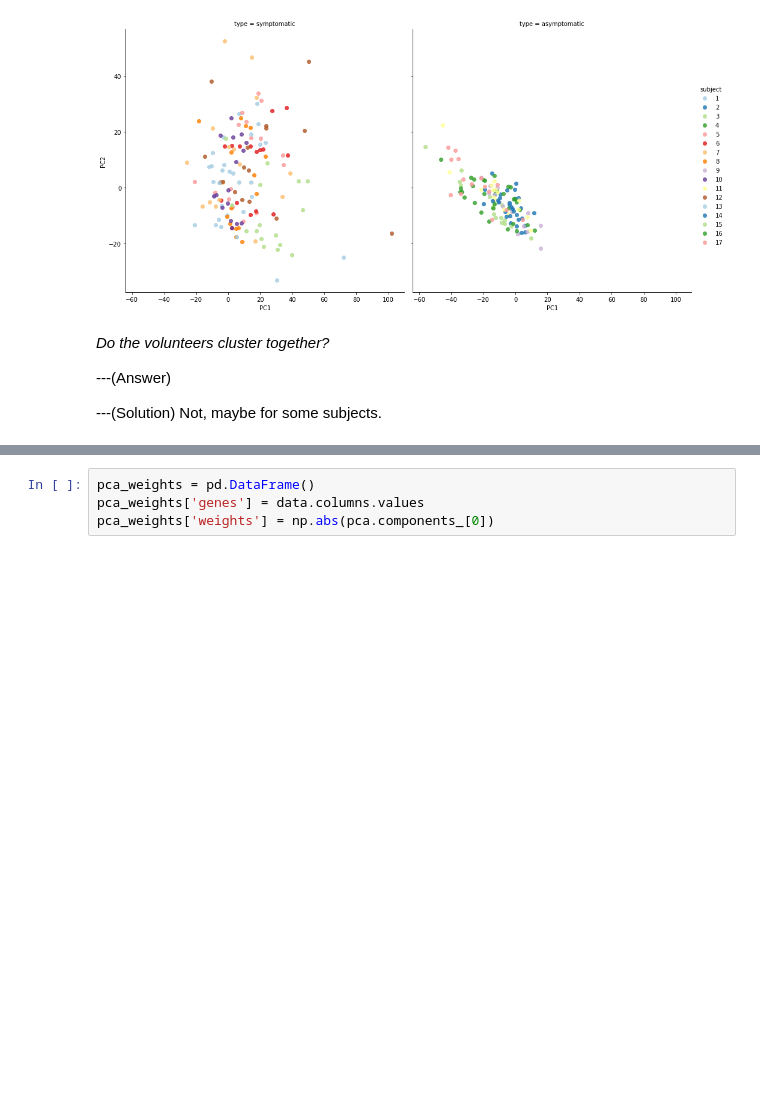
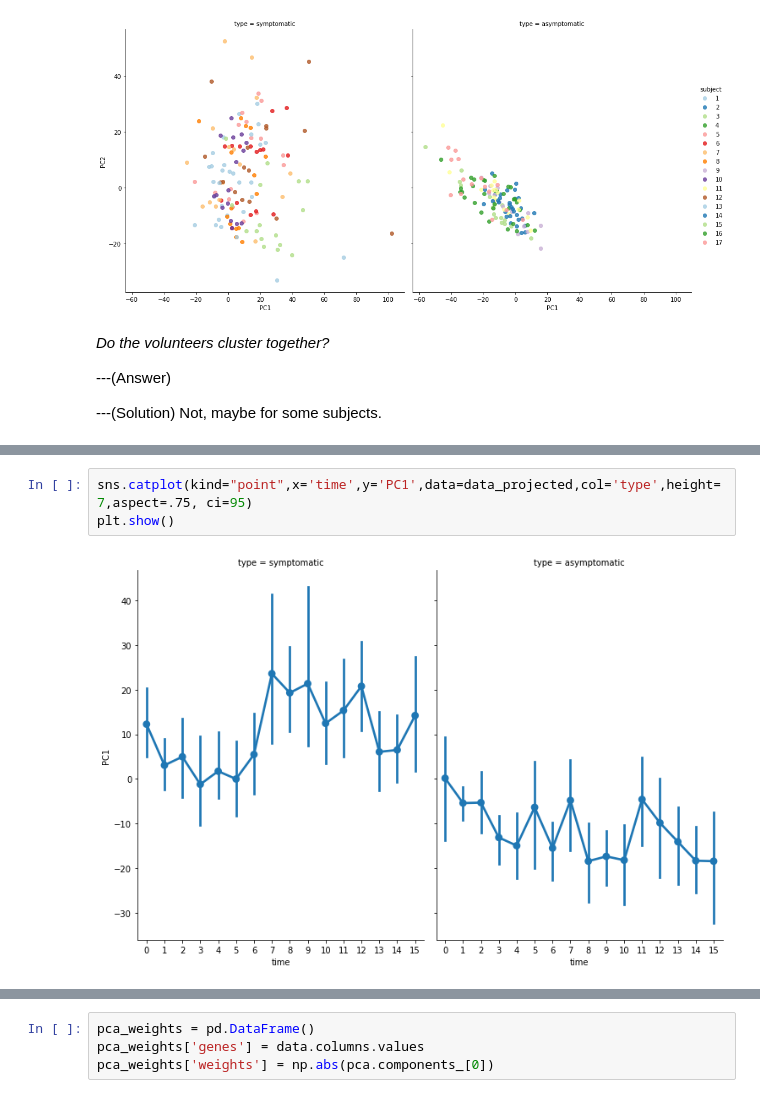
Before and after one commit to mtthsmoore/PRACTUNFINISHED_class_K-means, a Jupyter notebook: practicum/5._Dimensionality_reduction/5._Dimensionality_reduction_solutions.ipynb, the cells around one changed output, grey strips where cells are left out. Cells and saved outputs as stored; diff of their text form; blank space fills up the shorter version.

```diff
--- a/practicum/5._Dimensionality_reduction/5._Dimensionality_reduction_solutions.ipynb
+++ b/practicum/5._Dimensionality_reduction/5._Dimensionality_reduction_solutions.ipynb
@@ -165 +186,6 @@ plt.show()
+# %%
+sns.catplot(kind="point",x='time',y='PC1',data=data_projected,col='type',height=7,aspect=.75, ci=95)
+plt.show()
+# %% [output]
+[figure, added]
 # %% [markdown]
```
Also changed, not shown: parts of 19 cells of this notebook.
